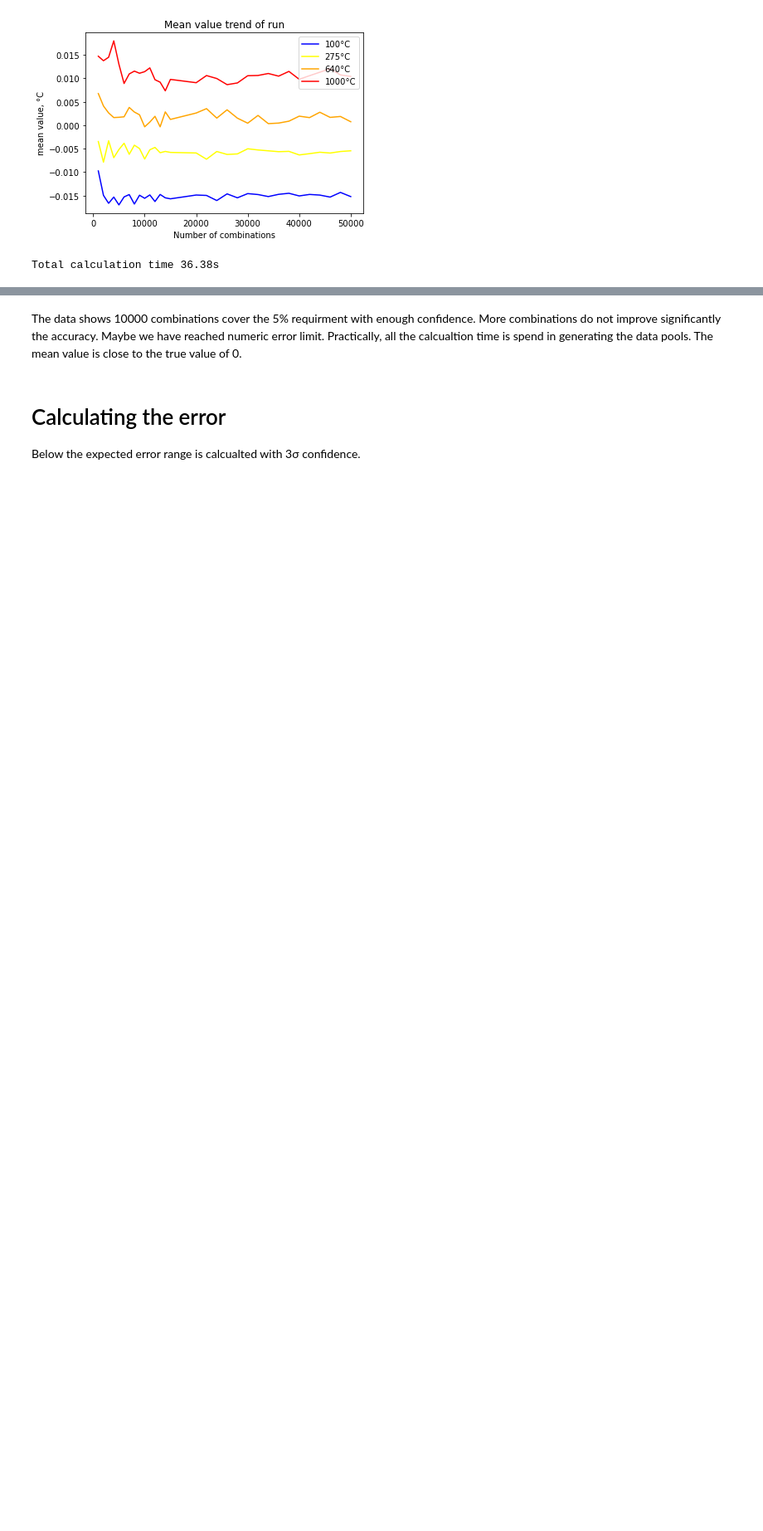
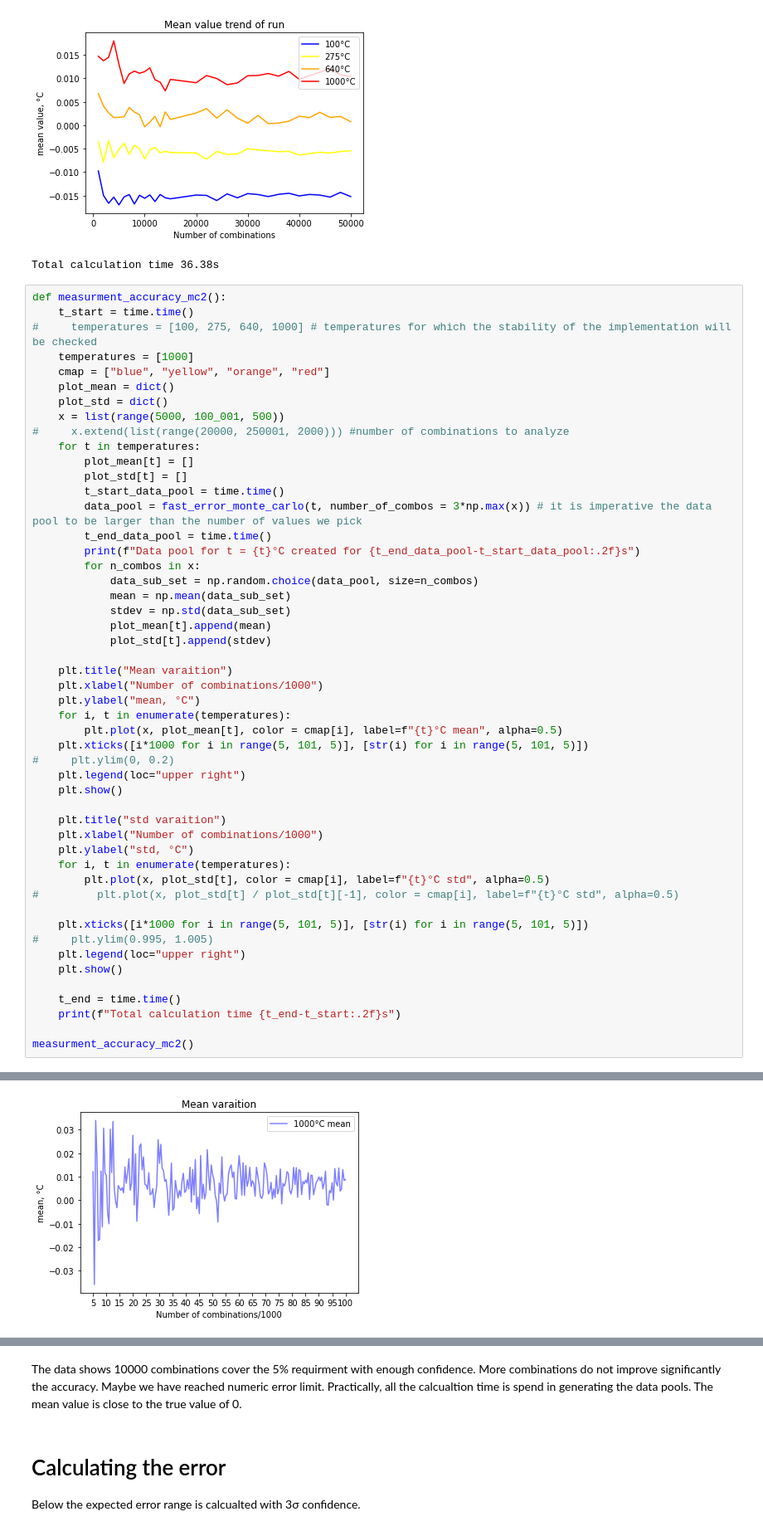
Before and after one commit to Chehlarov/Math-for-devs, a Jupyter notebook: 99 - TC project/N-type thermocouple accuracy calculation using Monte Carlo.ipynb, the cells around one changed output, grey strips where cells are left out. Shown: that part at 83% size. Drawn from its saved outputs; the diff is of its cells as text; blank space fills up the shorter version.

```diff
--- a/99 - TC project/N-type thermocouple accuracy calculation using Monte Carlo.ipynb
+++ b/99 - TC project/N-type thermocouple accuracy calculation using Monte Carlo.ipynb
@@ -395,3 +394,54 @@ Data pool for t = 1000°C created for 8.82s
 [figure]
 [figure]
 Total calculation time 36.38s
+# %%
+def measurment_accuracy_mc2():
+    t_start = time.time()
+#     temperatures = [100, 275, 640, 1000] # temperatures for which the stability of the implementation will be checked
+    temperatures = [1000]
+    cmap = ["blue", "yellow", "orange", "red"]
+    plot_mean = dict()
+    plot_std = dict()
+    x = list(range(5000, 100_001, 500))
+#     x.extend(list(range(20000, 250001, 2000))) #number of combinations to analyze
+    for t in temperatures:
+        plot_mean[t] = []
+        plot_std[t] = []
+        t_start_data_pool = time.time()
+        data_pool = fast_error_monte_carlo(t, number_of_combos = 3*np.max(x)) # it is imperative the data pool to be larger than the number of values we pick
+        t_end_data_pool = time.time()
+        print(f"Data pool for t = {t}°C created for {t_end_data_pool-t_start_data_pool:.2f}s")
+        for n_combos in x:
+            data_sub_set = np.random.choice(data_pool, size=n_combos)
+            mean = np.mean(data_sub_set)
+            stdev = np.std(data_sub_set)
+            plot_mean[t].append(mean)
+            plot_std[t].append(stdev)
+
+    plt.title("Mean varaition")
+    plt.xlabel("Number of combinations/1000")
+    plt.ylabel("mean, °C")
+    for i, t in enumerate(temperatures):
+        plt.plot(x, plot_mean[t], color = cmap[i], label=f"{t}°C mean", alpha=0.5)
+    plt.xticks([i*1000 for i in range(5, 101, 5)], [str(i) for i in range(5, 101, 5)])
+#     plt.ylim(0, 0.2)
+    plt.legend(loc="upper right")
+    plt.show()
+
+    plt.title("std varaition")
+    plt.xlabel("Number of combinations/1000")
+    plt.ylabel("std, °C")
+    for i, t in enumerate(temperatures):
+        plt.plot(x, plot_std[t], color = cmap[i], label=f"{t}°C std", alpha=0.5)
+#         plt.plot(x, plot_std[t] / plot_std[t][-1], color = cmap[i], label=f"{t}°C std", alpha=0.5)
+
+    plt.xticks([i*1000 for i in range(5, 101, 5)], [str(i) for i in range(5, 101, 5)])
+#     plt.ylim(0.995, 1.005)
+    plt.legend(loc="upper right")
+    plt.show()
+
+    t_end = time.time()
+    print(f"Total calculation time {t_end-t_start:.2f}s")
+
+measurment_accuracy_mc2()
+# %% [output]
@@ -397,0 +449 @@ Total calculation time 36.38s
+[figure, added]
```
Also changed, not shown: parts of 4 cells of this notebook.
